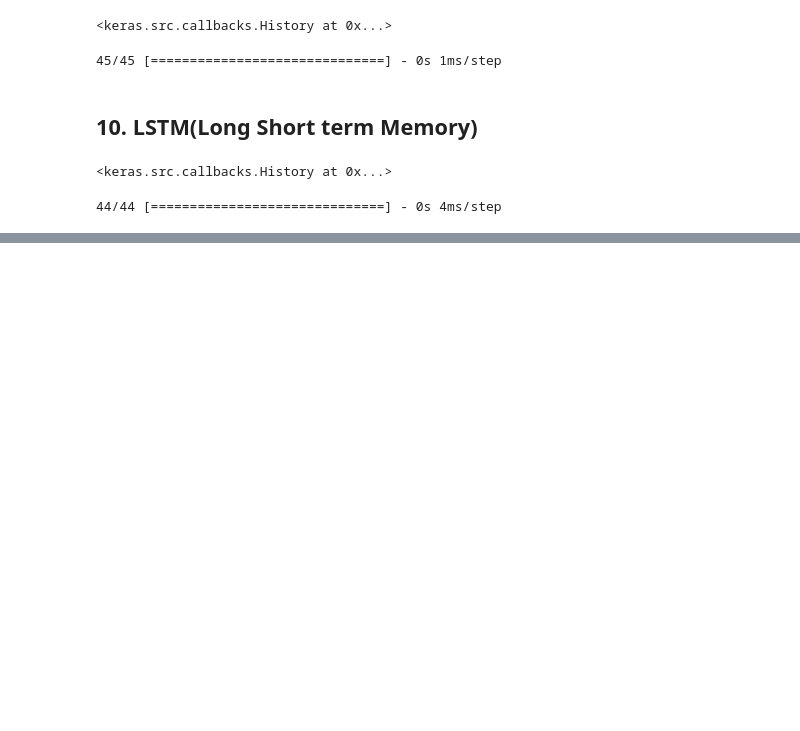
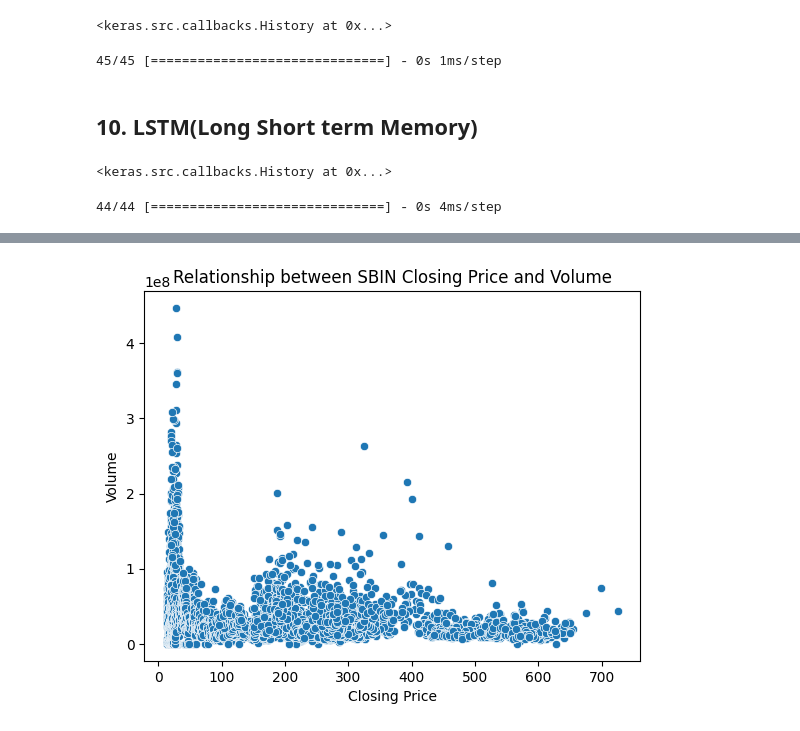
Before and after one commit to rohitinu6/Stock-Price-Prediction, a Jupyter notebook: Stock_Price_Prediction.ipynb, the cells around one changed output, grey strips where cells are left out. Saved outputs shown, nothing was run; the diff lists cells and outputs as text; code cells hidden in the pictures; blank space fills up the shorter version.

```diff
--- a/Stock_Price_Prediction.ipynb
+++ b/Stock_Price_Prediction.ipynb
@@ -336,0 +387,9 @@ plt.show()
+# %%
+# Plot the scatter plot of closing price vs volume
+sns.scatterplot(x=df['Close'], y=df['Volume'])
+plt.xlabel('Closing Price')
+plt.ylabel('Volume')
+plt.title('Relationship between SBIN Closing Price and Volume')
+plt.show()
+# %% [output]
+[figure, added]
```
Also changed, not shown: parts of 13 cells of this notebook.
